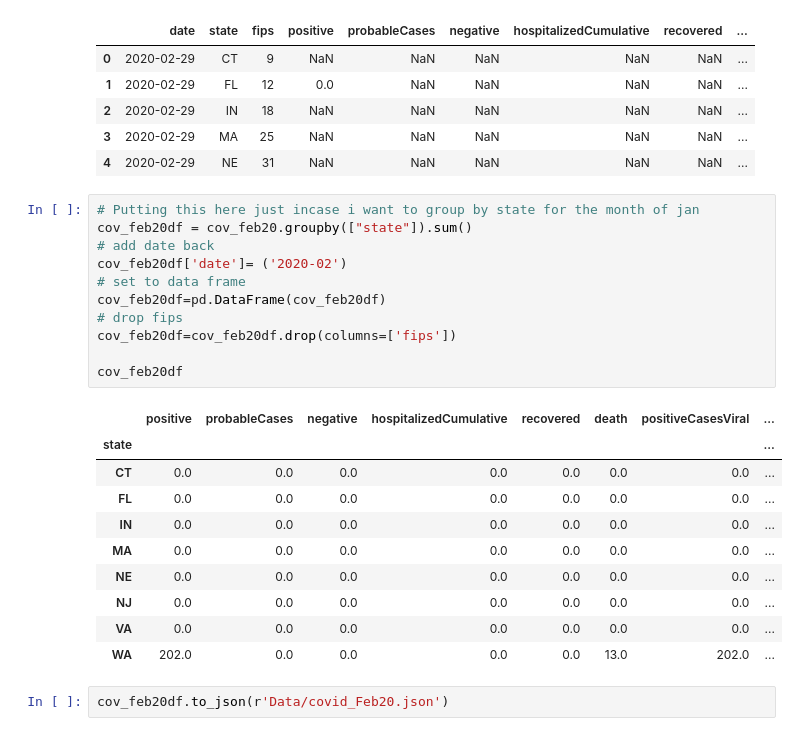
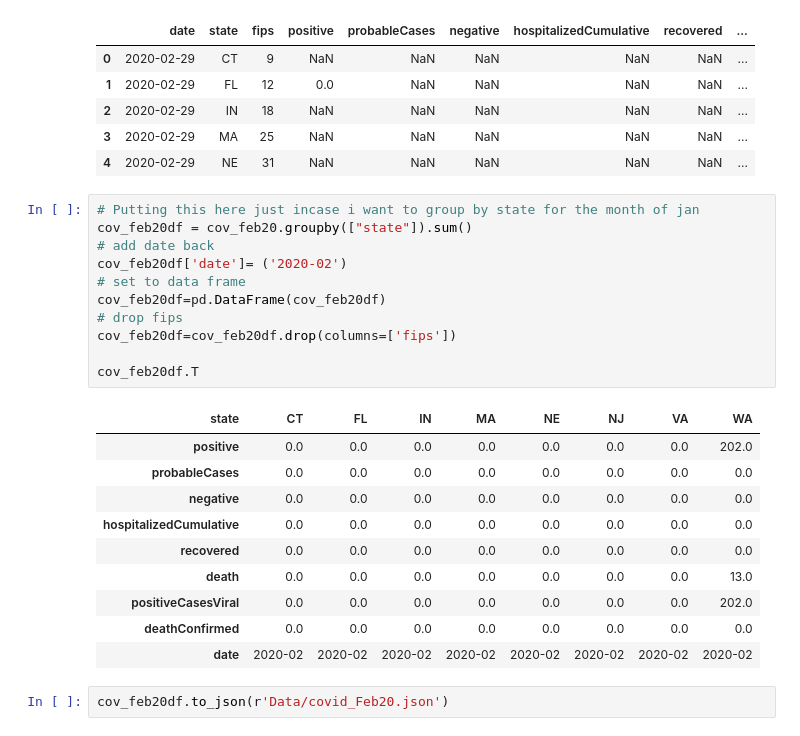
Before and after one commit to sravitham/US_Covid_Tracking, a Jupyter notebook: Dates_Covid_slider2020-2021.ipynb, the cells around one changed output. Drawn from its saved outputs; the diff is of its cells as text.

```diff
--- a/Dates_Covid_slider2020-2021.ipynb
+++ b/Dates_Covid_slider2020-2021.ipynb
@@ -168,25 +186,25 @@ cov_feb20.head()
 # %%
 # Putting this here just incase i want to group by state for the month of jan
 cov_feb20df = cov_feb20.groupby(["state"]).sum()
 # add date back
 cov_feb20df['date']= ('2020-02')
 # set to data frame
 cov_feb20df=pd.DataFrame(cov_feb20df)
 # drop fips
 cov_feb20df=cov_feb20df.drop(columns=['fips'])
 
-cov_feb20df
+cov_feb20df.T
 # %% [output]
-|  | positive | probableCases | negative | hospitalizedCumulative | recovered | death | positiveCasesViral | ... |
-| state |  |  |  |  |  |  |  | ... |
-| CT | 0.0 | 0.0 | 0.0 | 0.0 | 0.0 | 0.0 | 0.0 | ... |
-| FL | 0.0 | 0.0 | 0.0 | 0.0 | 0.0 | 0.0 | 0.0 | ... |
-| IN | 0.0 | 0.0 | 0.0 | 0.0 | 0.0 | 0.0 | 0.0 | ... |
-| MA | 0.0 | 0.0 | 0.0 | 0.0 | 0.0 | 0.0 | 0.0 | ... |
-| NE | 0.0 | 0.0 | 0.0 | 0.0 | 0.0 | 0.0 | 0.0 | ... |
-| NJ | 0.0 | 0.0 | 0.0 | 0.0 | 0.0 | 0.0 | 0.0 | ... |
-| VA | 0.0 | 0.0 | 0.0 | 0.0 | 0.0 | 0.0 | 0.0 | ... |
-| WA | 202.0 | 0.0 | 0.0 | 0.0 | 0.0 | 13.0 | 202.0 | ... |
+| state | CT | FL | IN | MA | NE | NJ | VA | WA |
+| positive | 0.0 | 0.0 | 0.0 | 0.0 | 0.0 | 0.0 | 0.0 | 202.0 |
+| probableCases | 0.0 | 0.0 | 0.0 | 0.0 | 0.0 | 0.0 | 0.0 | 0.0 |
+| negative | 0.0 | 0.0 | 0.0 | 0.0 | 0.0 | 0.0 | 0.0 | 0.0 |
+| hospitalizedCumulative | 0.0 | 0.0 | 0.0 | 0.0 | 0.0 | 0.0 | 0.0 | 0.0 |
+| recovered | 0.0 | 0.0 | 0.0 | 0.0 | 0.0 | 0.0 | 0.0 | 0.0 |
+| death | 0.0 | 0.0 | 0.0 | 0.0 | 0.0 | 0.0 | 0.0 | 13.0 |
+| positiveCasesViral | 0.0 | 0.0 | 0.0 | 0.0 | 0.0 | 0.0 | 0.0 | 202.0 |
+| deathConfirmed | 0.0 | 0.0 | 0.0 | 0.0 | 0.0 | 0.0 | 0.0 | 0.0 |
+| date | 2020-02 | 2020-02 | 2020-02 | 2020-02 | 2020-02 | 2020-02 | 2020-02 | 2020-02 |
 # %%
 cov_feb20df.to_json(r'Data/covid_Feb20.json')
 # %% [markdown]
```
Also changed, not shown: parts of 4 cells of this notebook, 9 other files.
